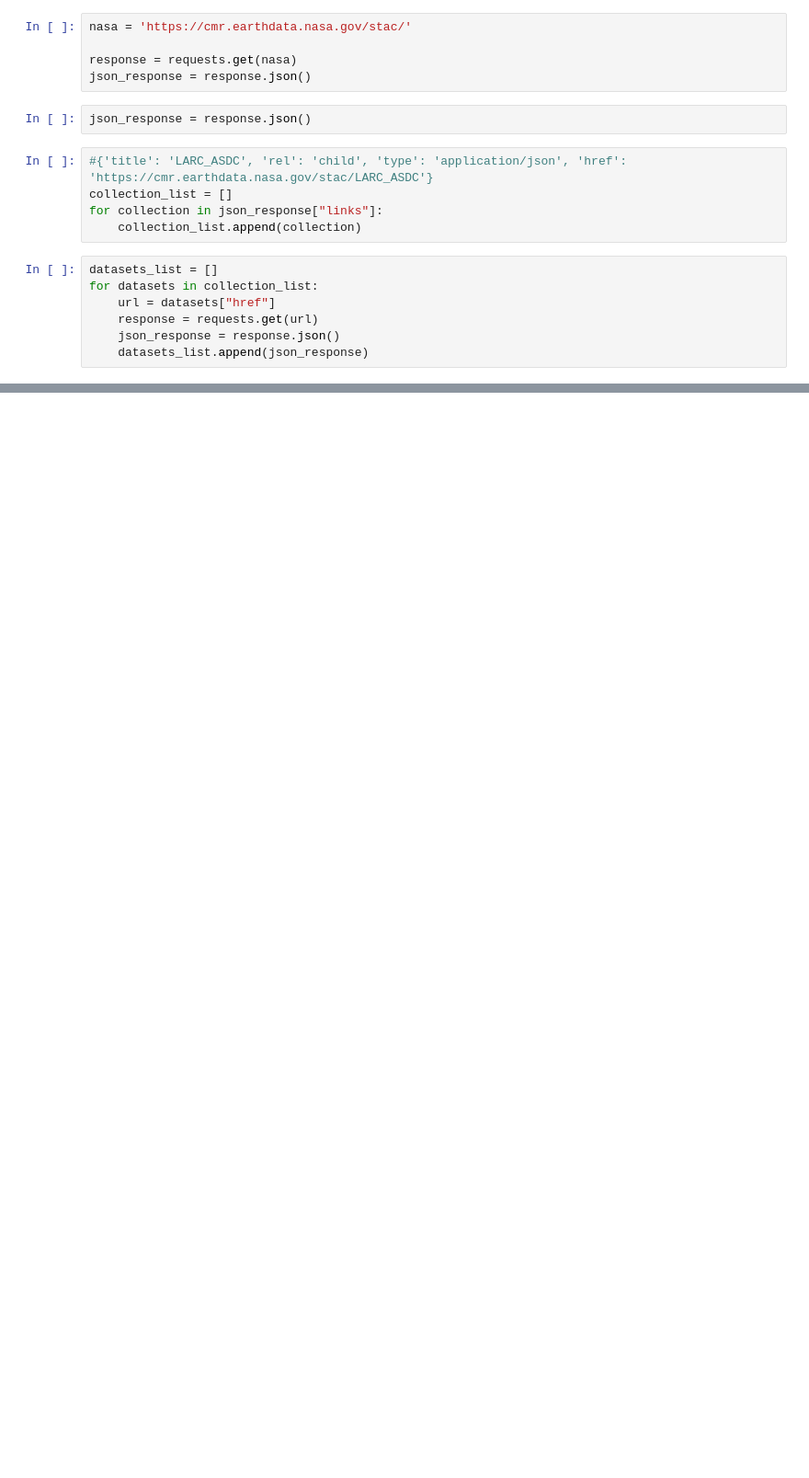
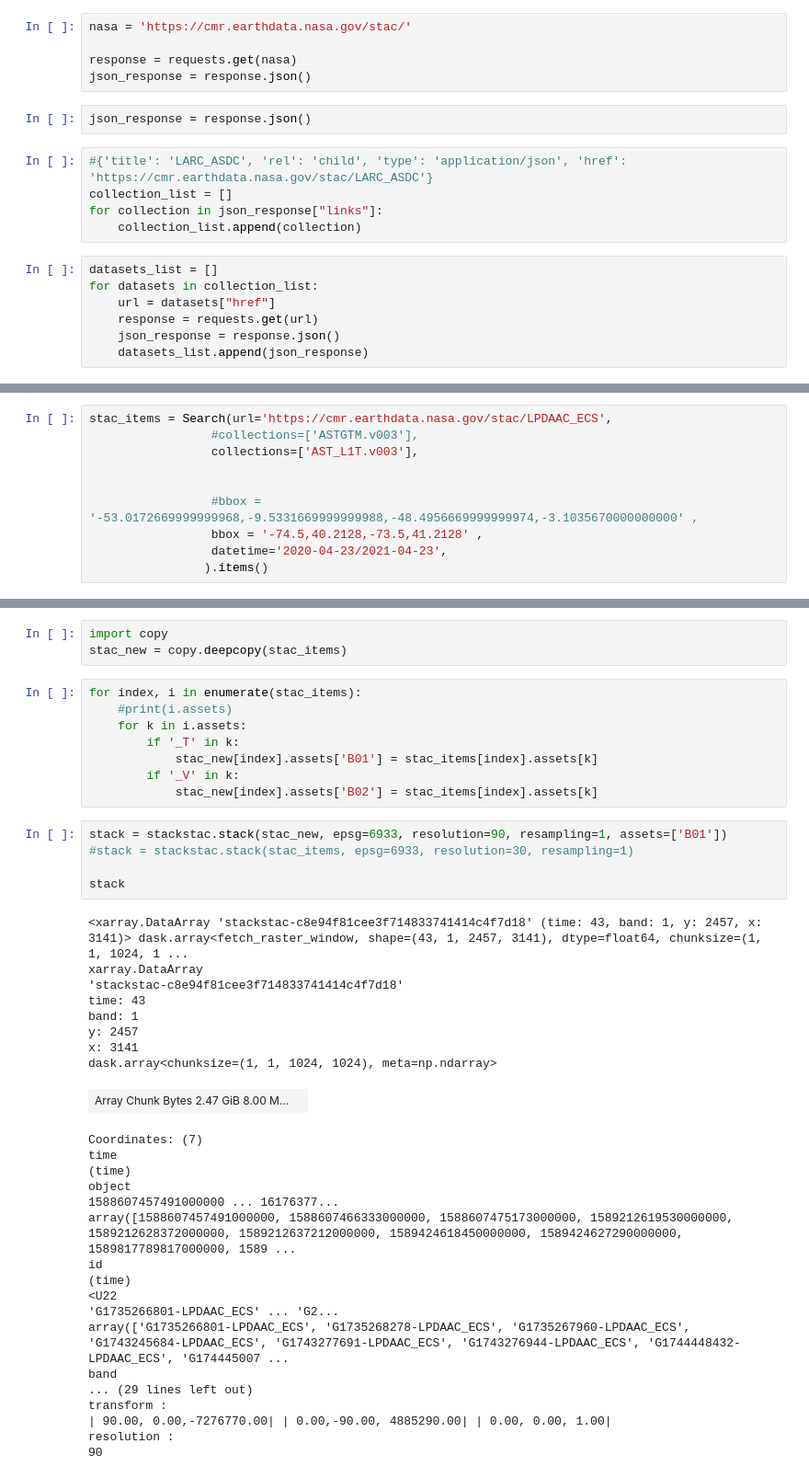
Before and after one commit to RichardScottOZ/Pangeo-Experiments, a Jupyter notebook: STAC-Catalogue-NASA-LPDAAC-ECS-AST.ipynb, the cells around one changed output, grey strips where cells are left out. Shown at 92% size. Drawn from its saved outputs; the diff is of its cells as text; blank space fills up the shorter version.

```diff
--- a/STAC-Catalogue-NASA-LPDAAC-ECS-AST.ipynb
+++ b/STAC-Catalogue-NASA-LPDAAC-ECS-AST.ipynb
@@ -101,0 +195,10 @@ SSLError: HTTPSConnectionPool(host='cmr.earthdata.nasa.gov.s3.amazonaws.com', po
+# %%
+stac_items = Search(url='https://cmr.earthdata.nasa.gov/stac/LPDAAC_ECS',
+                 #collections=['ASTGTM.v003'],
+                 collections=['AST_L1T.v003'],
+
+
+                 #bbox = '-53.0172669999999968,-9.5331669999999988,-48.4956669999999974,-3.1035670000000000' ,
+                 bbox = '-74.5,40.2128,-73.5,41.2128' ,
+                 datetime='2020-04-23/2021-04-23',
+                ).items()
@@ -101,0 +226,43 @@ SSLError: HTTPSConnectionPool(host='cmr.earthdata.nasa.gov.s3.amazonaws.com', po
+# %%
+import copy
+stac_new = copy.deepcopy(stac_items)
+# %%
+for index, i in enumerate(stac_items):
+    #print(i.assets)
+    for k in i.assets:
+        if '_T' in k:
+            stac_new[index].assets['B01'] = stac_items[index].assets[k]
+        if '_V' in k:
+            stac_new[index].assets['B02'] = stac_items[index].assets[k]
+# %%
+stack = stackstac.stack(stac_new, epsg=6933, resolution=90, resampling=1, assets=['B01'])
+#stack = stackstac.stack(stac_items, epsg=6933, resolution=30, resampling=1)
+
+stack
+# %% [output]
+<xarray.DataArray 'stackstac-c8e94f81cee3f714833741414c4f7d18' (time: 43, band: 1, y: 2457, x: 3141)> dask.array<fetch_raster_window, shape=(43, 1, 2457, 3141), dtype=float64, chunksize=(1, 1, 1024, 1 ...
+xarray.DataArray
+'stackstac-c8e94f81cee3f714833741414c4f7d18'
+time: 43
+band: 1
+y: 2457
+x: 3141
+dask.array<chunksize=(1, 1, 1024, 1024), meta=np.ndarray>
+| Array Chunk Bytes 2.47 GiB 8.00 M... |  |
+Coordinates: (7)
+time
+(time)
+object
+1588607457491000000 ... 16176377...
+array([1588607457491000000, 1588607466333000000, 1588607475173000000, 1589212619530000000, 1589212628372000000, 1589212637212000000, 1589424618450000000, 1589424627290000000, 1589817789817000000, 1589 ...
+id
+(time)
+<U22
+'G1735266801-LPDAAC_ECS' ... 'G2...
+array(['G1735266801-LPDAAC_ECS', 'G1735268278-LPDAAC_ECS', 'G1735267960-LPDAAC_ECS', 'G1743245684-LPDAAC_ECS', 'G1743277691-LPDAAC_ECS', 'G1743276944-LPDAAC_ECS', 'G1744448432-LPDAAC_ECS', 'G174445007 ...
+band
+... (29 lines left out)
+transform :
+| 90.00, 0.00,-7276770.00| | 0.00,-90.00, 4885290.00| | 0.00, 0.00, 1.00|
+resolution :
+90
```
Also changed, not shown: parts of 15 cells of this notebook, 9 other files.
